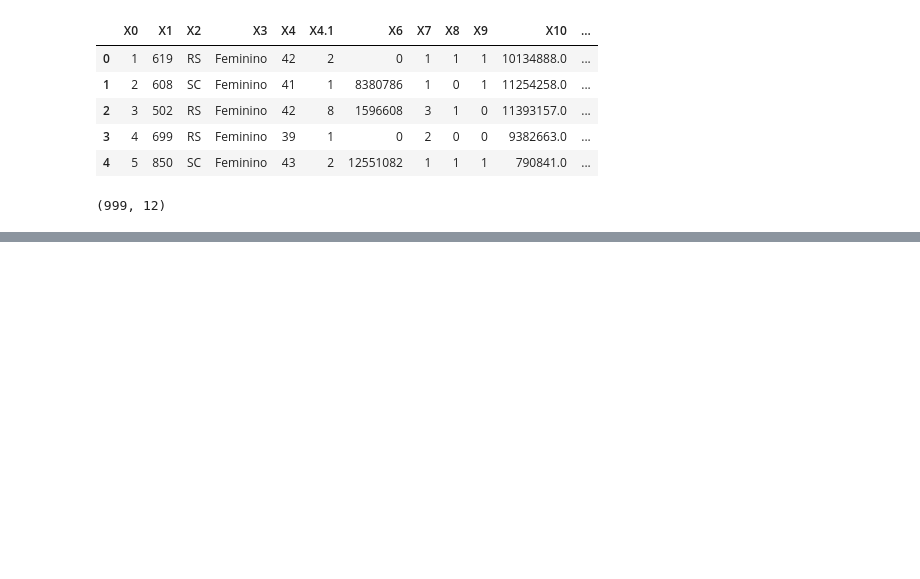
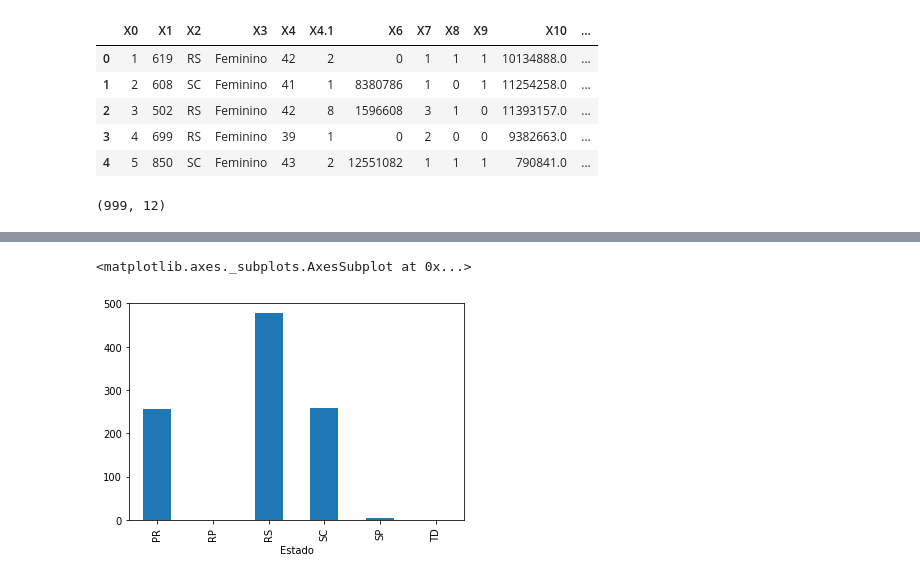
Before and after one commit to WandersonGustavo/Imersao_Alura, a Jupyter notebook: dataScience.ipynb, the cells around one changed output, grey strips where cells are left out. Cells and saved outputs as stored; diff of their text form; code cells hidden in the pictures; blank space fills up the shorter version.

```diff
--- a/dataScience.ipynb
+++ b/dataScience.ipynb
@@ -216,3 +216,10 @@ dataset.head()
 | 2 | 3 | 502 | RS | Feminino | 42 | 8 | 1596608 | 3 | 1 | 0 | ... |
 | 3 | 4 | 699 | RS | Feminino | 39 | 1 | 0 | 2 | 0 | 0 | ... |
 | 4 | 5 | 850 | SC | Feminino | 43 | 2 | 12551082 | 1 | 1 | 1 | ... |
+# %%
+agrupado=dataset.groupby(['Estado']).size() # agrupando os estados pelo tamanho
+agrupado #exibe estados ,terão erros ,tem q tratar ,valores serão substituidos pelo RS pois é a moda
+agrupado.plot.bar()
+# %% [output]
+<matplotlib.axes._subplots.AxesSubplot at 0x...>
+[figure, added]
```
Also changed, not shown: parts of 27 cells of this notebook.
